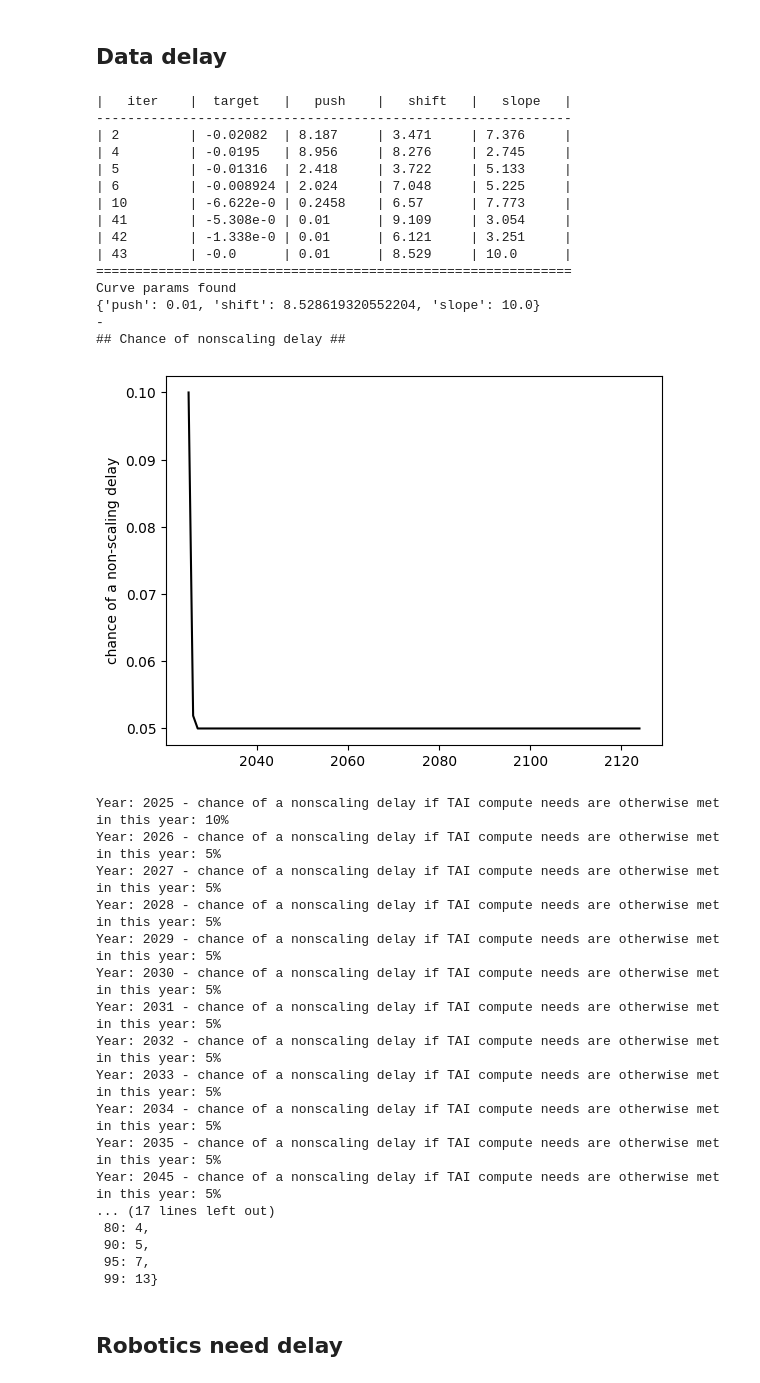
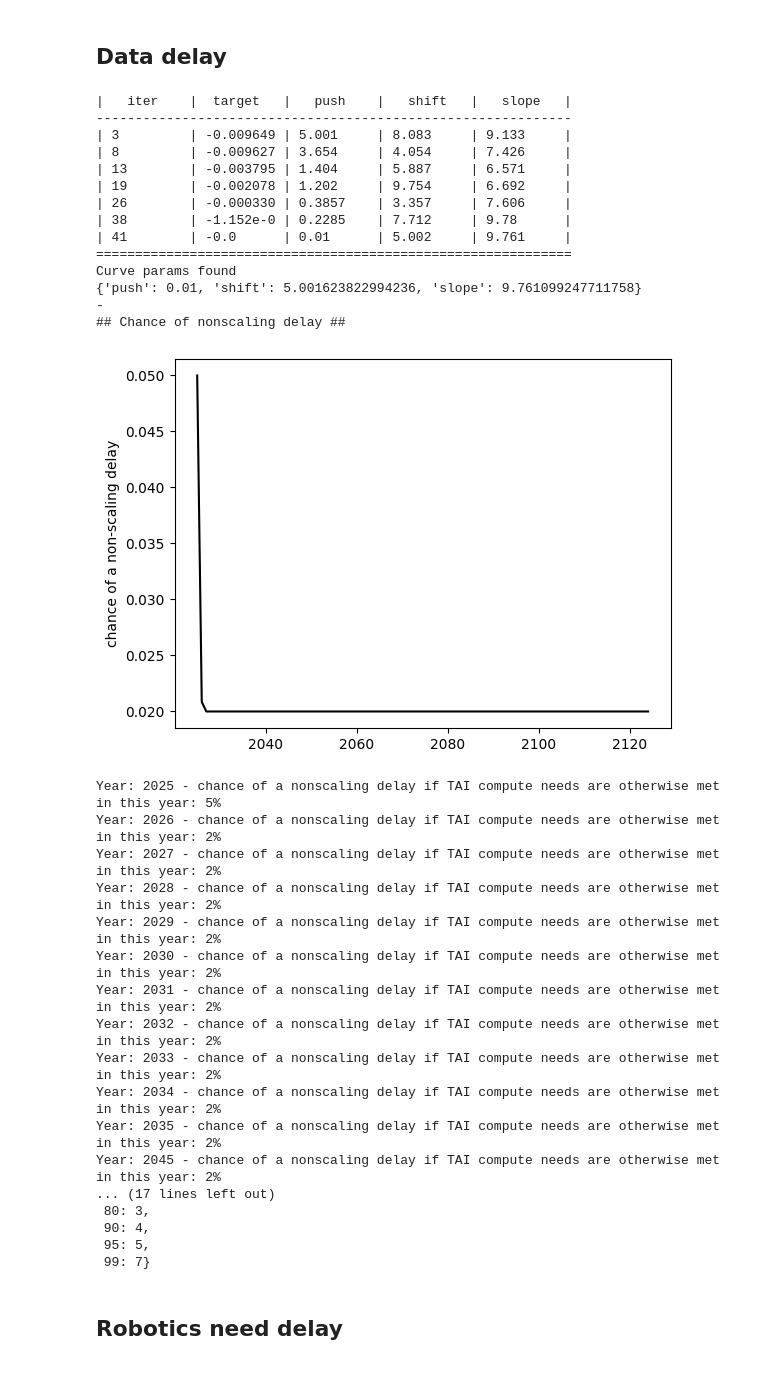
Before and after one commit to rethinkpriorities/future-assessment-model, a Jupyter notebook: (3B) Nonscaling Delay Curve.ipynb, the cells around one changed output. Saved outputs shown, nothing was run; the diff lists cells and outputs as text; code cells hidden in the pictures.

Commit message:
finesse nonscaling delays

```diff
--- a/(3B) Nonscaling Delay Curve.ipynb
+++ b/(3B) Nonscaling Delay Curve.ipynb
@@ -67,12 +67,15 @@ Year: 2045 - chance of a nonscaling delay if TAI compute needs are otherwise met
 # %%
 # https://twitter.com/ohlennart/status/1645058017119854592
 # https://asteriskmag.com/issues/03/the-transistor-cliff
-nonscaling_points = [(2025, 0.3),
-                     (2027, 0.2),
-                     (2030, 0.1),
-                     (2040, 0.05)]
+nonscaling_points = [(2025, 0.90),  # 0.2 power, 0.15 GPU supply, 0.2 latency/distributed, 0.8 buildup, 0.05 other => 1 - ((1 - 0.2) * (1 - 0.15) * (1 - 0.2) * (1 - 0.8) * (1 - 0.05)) = 0.90
+                     (2026, 0.74), # 0.15 power, 0.1 GPU supply, 0.1 latency/distributed, 0.6 buildup, 0.05 other =>  1 - ((1 - 0.15) * (1 - 0.1) * (1 - 0.1) * (1 - 0.6) * (1 - 0.05)) = 0.74
+                     (2027, 0.46), # 0.1 power, 0.05 GPU supply, 0.05 latency/distributed, 0.3 buildup, 0.05 other => 1 - ((1 - 0.1) * (1 - 0.05) * (1 - 0.05) * (1 - 0.3) * (1 - 0.05)) = 0.46
+                     (2028, 0.23), # 0.05 power, 0.02 GPU supply, 0.05 latency/distributed, 0.1 buildup, 0.03 other =>  1 - ((1 - 0.05) * (1 - 0.02) * (1 - 0.05) * (1 - 0.1) * (1 - 0.03)) = 0.23
+                     (2030, 0.11),  # 0.02 power, 0.01 GPU supply, 0.02 latency/distributed, 0.05 buildup, 0.02 other => 1 - ((1 - 0.02) * (1 - 0.01) * (1 - 0.02) * (1 - 0.05) * (1 - 0.02)) = 0.11
+                     (2035, 0.05)] # 0.01 power, 0.01 GPU supply, 0.01 latency/distributed, 0.01 buildup, 0.01 other => 1 - ((1 - 0.01) * (1 - 0.01) * (1 - 0.01) * (1 - 0.01) * (1 - 0.01)) = 0.05
+
 p_nonscaling_delay = derive_nonscaling_delay_curve(nonscaling_points)
-delays['infra'] = {'prob': p_nonscaling_delay, 'length': sq.mixture([[0.9, sq.lognorm(1, 5)], [0.1, sq.lognorm(2, 20)]])}
+delays['infra'] = {'prob': p_nonscaling_delay, 'length': sq.lognorm(1, 5)}
 plot_nonscaling_delay(plt, years, p_nonscaling_delay)
 print('-')
 pprint(sq.get_percentiles(delays['infra']['length'] @ 1000, digits=0))
@@ -115,47 +118,46 @@ Year: 2045 - chance of a nonscaling delay if TAI compute needs are otherwise met
 # %% [markdown]
 ## Data delay
 # %%
-nonscaling_points = [(2025, 0.1),
-                     (2030, 0.05)]
+nonscaling_points = [(2025, 0.05),
+                     (2030, 0.02)]
 p_nonscaling_delay = derive_nonscaling_delay_curve(nonscaling_points)
-delays['data'] = {'prob': p_nonscaling_delay, 'length': sq.mixture([[0.9, sq.lognorm(1, 5)], [0.1, sq.lognorm(2, 20)]])}
+delays['data'] = {'prob': p_nonscaling_delay, 'length': sq.lognorm(1, 5)}
 plot_nonscaling_delay(plt, years, p_nonscaling_delay)
 print('-')
 pprint(sq.get_percentiles(delays['data']['length'] @ 1000, digits=0))
 # %% [output]
 |   iter    |  target   |   push    |   shift   |   slope   |
 -------------------------------------------------------------
-| 2         | -0.02082  | 8.187     | 3.471     | 7.376     |
-| 4         | -0.0195   | 8.956     | 8.276     | 2.745     |
-| 5         | -0.01316  | 2.418     | 3.722     | 5.133     |
-| 6         | -0.008924 | 2.024     | 7.048     | 5.225     |
-| 10        | -6.622e-0 | 0.2458    | 6.57      | 7.773     |
-| 41        | -5.308e-0 | 0.01      | 9.109     | 3.054     |
-| 42        | -1.338e-0 | 0.01      | 6.121     | 3.251     |
-| 43        | -0.0      | 0.01      | 8.529     | 10.0      |
+| 3         | -0.009649 | 5.001     | 8.083     | 9.133     |
+| 8         | -0.009627 | 3.654     | 4.054     | 7.426     |
+| 13        | -0.003795 | 1.404     | 5.887     | 6.571     |
+| 19        | -0.002078 | 1.202     | 9.754     | 6.692     |
+| 26        | -0.000330 | 0.3857    | 3.357     | 7.606     |
+| 38        | -1.152e-0 | 0.2285    | 7.712     | 9.78      |
+| 41        | -0.0      | 0.01      | 5.002     | 9.761     |
 =============================================================
 Curve params found
-{'push': 0.01, 'shift': 8.528619320552204, 'slope': 10.0}
+{'push': 0.01, 'shift': 5.001623822994236, 'slope': 9.761099247711758}
 -
 ## Chance of nonscaling delay ##
-[figure, old version]
+[figure, new version]
-Year: 2025 - chance of a nonscaling delay if TAI compute needs are otherwise met in this year: 10%
-Year: 2026 - chance of a nonscaling delay if TAI compute needs are otherwise met in this year: 5%
-Year: 2027 - chance of a nonscaling delay if TAI compute needs are otherwise met in this year: 5%
-Year: 2028 - chance of a nonscaling delay if TAI compute needs are otherwise met in this year: 5%
-Year: 2029 - chance of a nonscaling delay if TAI compute needs are otherwise met in this year: 5%
-Year: 2030 - chance of a nonscaling delay if TAI compute needs are otherwise met in this year: 5%
-Year: 2031 - chance of a nonscaling delay if TAI compute needs are otherwise met in this year: 5%
-Year: 2032 - chance of a nonscaling delay if TAI compute needs are otherwise met in this year: 5%
-Year: 2033 - chance of a nonscaling delay if TAI compute needs are otherwise met in this year: 5%
-Year: 2034 - chance of a nonscaling delay if TAI compute needs are otherwise met in this year: 5%
-Year: 2035 - chance of a nonscaling delay if TAI compute needs are otherwise met in this year: 5%
-Year: 2045 - chance of a nonscaling delay if TAI compute needs are otherwise met in this year: 5%
+Year: 2025 - chance of a nonscaling delay if TAI compute needs are otherwise met in this year: 5%
+Year: 2026 - chance of a nonscaling delay if TAI compute needs are otherwise met in this year: 2%
+Year: 2027 - chance of a nonscaling delay if TAI compute needs are otherwise met in this year: 2%
+Year: 2028 - chance of a nonscaling delay if TAI compute needs are otherwise met in this year: 2%
+Year: 2029 - chance of a nonscaling delay if TAI compute needs are otherwise met in this year: 2%
+Year: 2030 - chance of a nonscaling delay if TAI compute needs are otherwise met in this year: 2%
+Year: 2031 - chance of a nonscaling delay if TAI compute needs are otherwise met in this year: 2%
+Year: 2032 - chance of a nonscaling delay if TAI compute needs are otherwise met in this year: 2%
+Year: 2033 - chance of a nonscaling delay if TAI compute needs are otherwise met in this year: 2%
+Year: 2034 - chance of a nonscaling delay if TAI compute needs are otherwise met in this year: 2%
+Year: 2035 - chance of a nonscaling delay if TAI compute needs are otherwise met in this year: 2%
+Year: 2045 - chance of a nonscaling delay if TAI compute needs are otherwise met in this year: 2%
 ... (17 lines left out)
- 80: 4,
- 90: 5,
- 95: 7,
- 99: 13}
+ 80: 3,
+ 90: 4,
+ 95: 5,
+ 99: 7}
 # %% [markdown]
 ## Robotics need delay
 # %%
```
Also changed, not shown: parts of 3 cells of this notebook.
